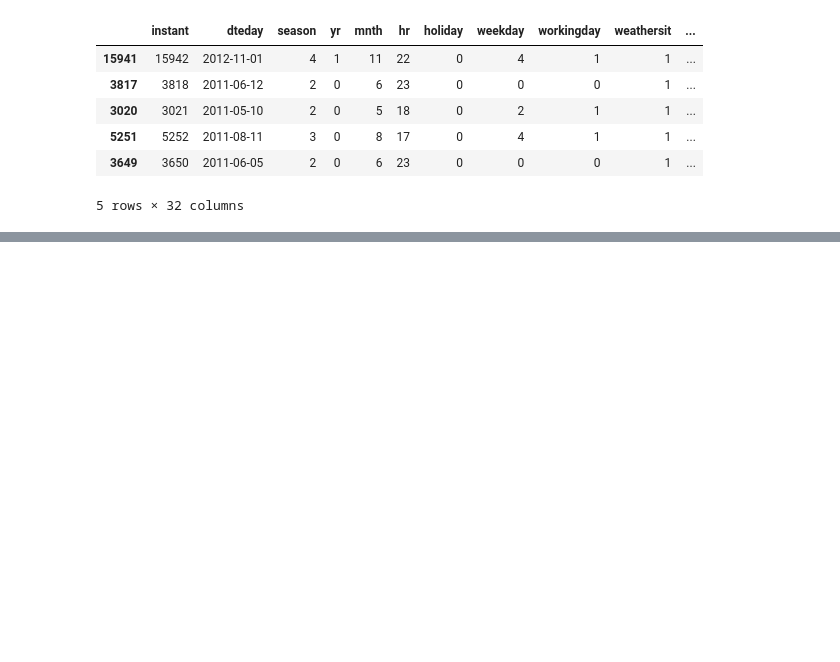
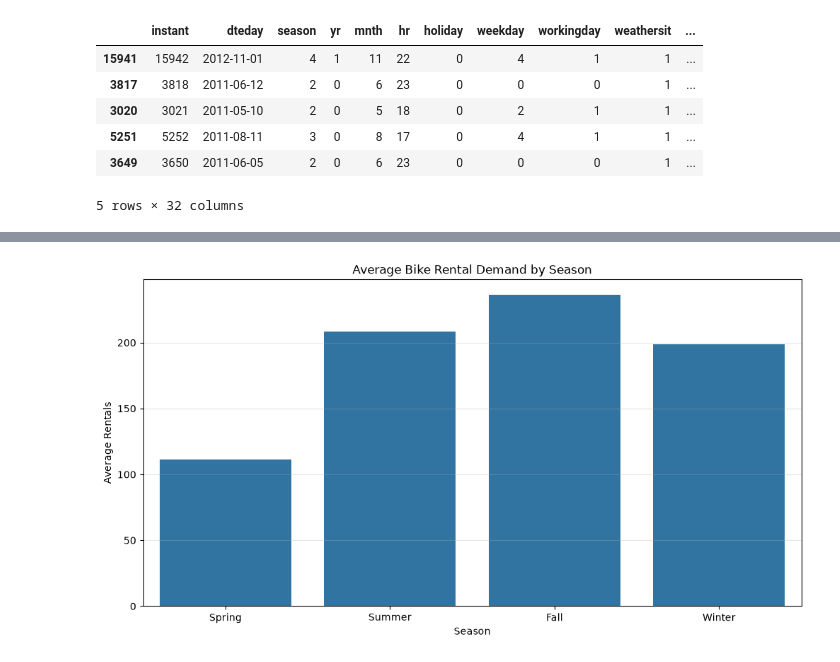
Before and after one commit to Ishan-Bhattacharya/bikeshare-intelligence, a Jupyter notebook: notebooks/exploratory_data_analysis.ipynb, the cells around one changed output, grey strips where cells are left out. Cells and saved outputs as stored; diff of their text form; code cells hidden in the pictures; blank space fills up the shorter version.

```diff
--- a/notebooks/exploratory_data_analysis.ipynb
+++ b/notebooks/exploratory_data_analysis.ipynb
@@ -41,0 +165,11 @@ dtype: object
+# %%
+seasonal_demand = (
+    eda_data.groupby('season_name')['cnt']
+    .mean()
+    .reindex(['Spring', 'Summer', 'Fall', 'Winter'])
+    .reset_index()
+)
+
+seasonal_demand.columns = ['season', 'average_rentals']
+
+seasonal_demand
@@ -41,0 +182,18 @@ dtype: object
+# %%
+
+plt.figure(figsize=(12, 6))
+
+sns.barplot(
+    data=seasonal_demand,
+    x='season',
+    y='average_rentals'
+)
+
+plt.title('Average Bike Rental Demand by Season')
+plt.xlabel('Season')
+plt.ylabel('Average Rentals')
+
+plt.grid(axis='y', alpha=0.3)
+plt.show()
+# %% [output]
+[figure, added]
```
Also changed, not shown: parts of 26 cells of this notebook, 2 other files.
